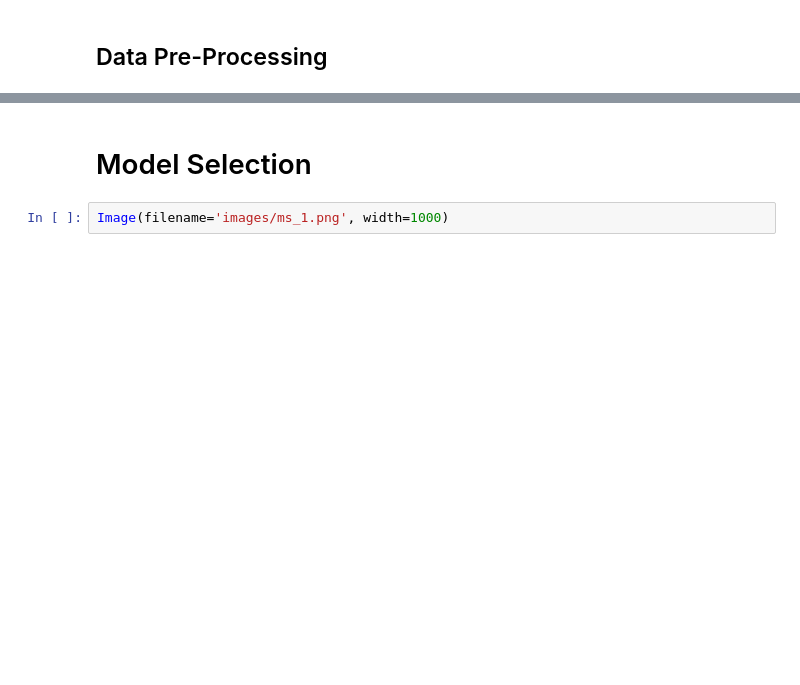
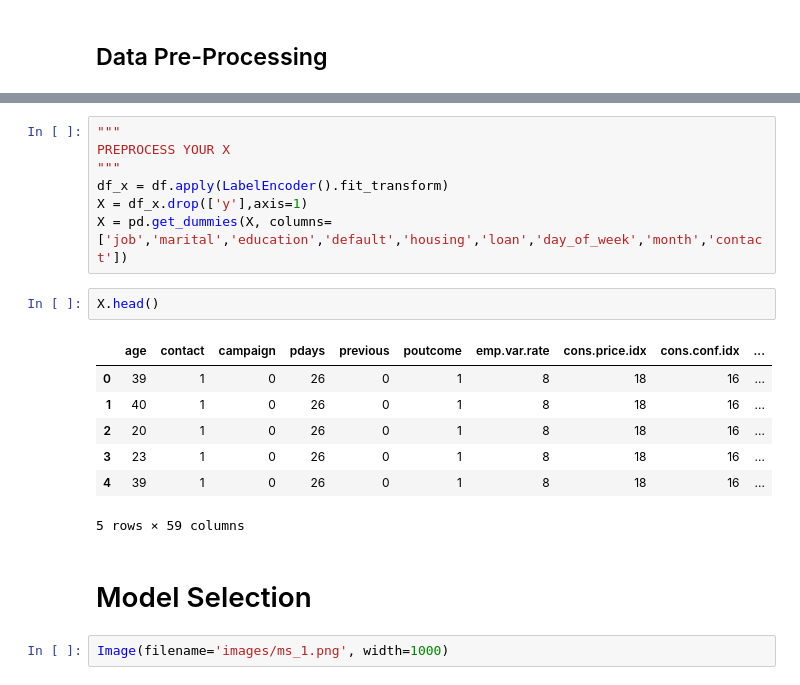
Before and after one commit to kwarodom/sidtechtalent, a Jupyter notebook: ML-Week3/Exercise/exercise.ipynb, the cells around one changed output, grey strips where cells are left out. Drawn from its saved outputs; the diff is of its cells as text; blank space fills up the shorter version.

```diff
--- a/ML-Week3/Exercise/exercise.ipynb
+++ b/ML-Week3/Exercise/exercise.ipynb
@@ -102,3 +106,20 @@ PREPROCESS YOUR X
+# %%
+"""
+PREPROCESS YOUR X
+"""
+df_x = df.apply(LabelEncoder().fit_transform)
+X = df_x.drop(['y'],axis=1)
+X = pd.get_dummies(X, columns=['job','marital','education','default','housing','loan','day_of_week','month','contact'])
+# %%
+X.head()
+# %% [output]
+|  | age | contact | campaign | pdays | previous | poutcome | emp.var.rate | cons.price.idx | cons.conf.idx | ... |
+| 0 | 39 | 1 | 0 | 26 | 0 | 1 | 8 | 18 | 16 | ... |
+| 1 | 40 | 1 | 0 | 26 | 0 | 1 | 8 | 18 | 16 | ... |
+| 2 | 20 | 1 | 0 | 26 | 0 | 1 | 8 | 18 | 16 | ... |
+| 3 | 23 | 1 | 0 | 26 | 0 | 1 | 8 | 18 | 16 | ... |
+| 4 | 39 | 1 | 0 | 26 | 0 | 1 | 8 | 18 | 16 | ... |
+5 rows × 59 columns
 # %% [markdown]
 # Model Selection
 # %%
```
Also changed, not shown: parts of 15 cells of this notebook, 1 other file.
